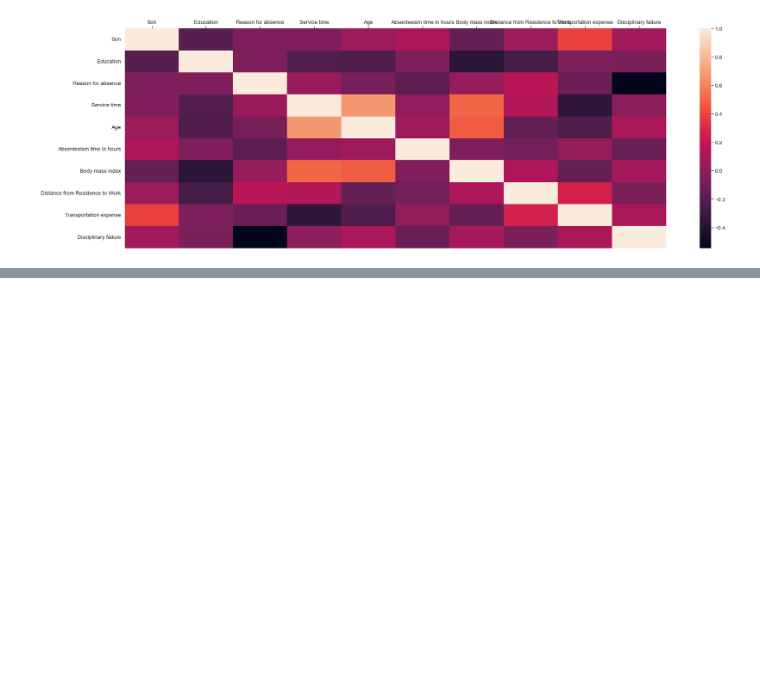
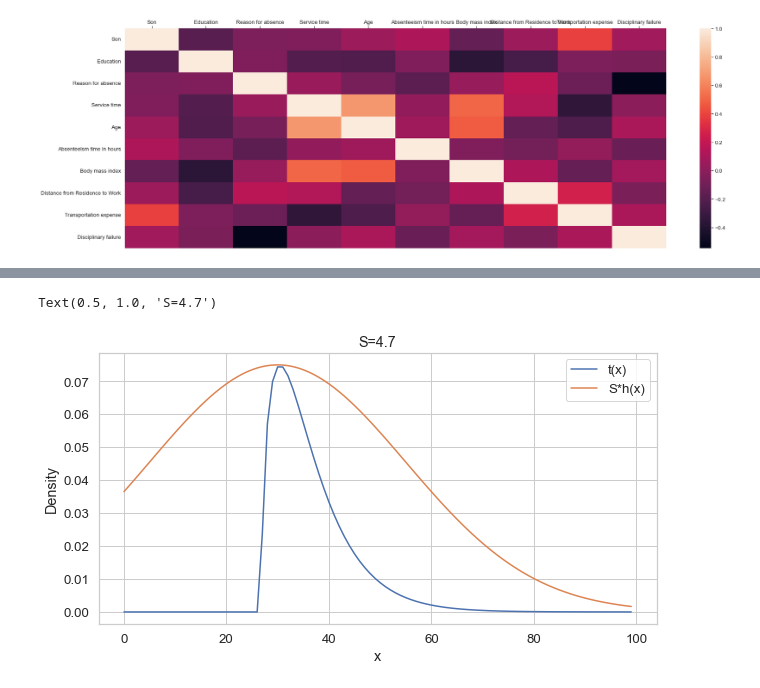
Before and after one commit to Deadvitekchpool/M-M-MSA, a Jupyter notebook: Lab3/Lab3.ipynb, the cells around one changed output, grey strips where cells are left out. Cells and saved outputs as stored; diff of their text form; code cells hidden in the pictures; blank space fills up the shorter version.

```diff
--- a/Lab3/Lab3.ipynb
+++ b/Lab3/Lab3.ipynb
@@ -79,0 +148,24 @@ sb.heatmap(corrmat, vmax=1., square=False).xaxis.tick_top()
+# %%
+feature_name = 'Age'
+dist_name = 'gamma'
+data, dist_params = mle_estimate_dist(data, feature_name, dist_name)
+
+x = np.arange(100)
+
+
+upper_params = 30, 25
+
+S = 4.7
+f = stats.gamma.pdf(x, *dist_params)
+g_vals = g(x, *upper_params)
+plt.figure(figsize=(10, 5))
+plt.plot(x, f)
+plt.plot(x, S * g_vals)
+plt.xlabel('x')
+plt.ylabel('Density')
+plt.legend(['t(x)', 'S*h(x)'])
+
+plt.title("S=%s" % S)
+# %% [output]
+Text(0.5, 1.0, 'S=4.7')
+[figure, added]
```
Also changed, not shown: parts of 4 cells of this notebook, 13 other files.
